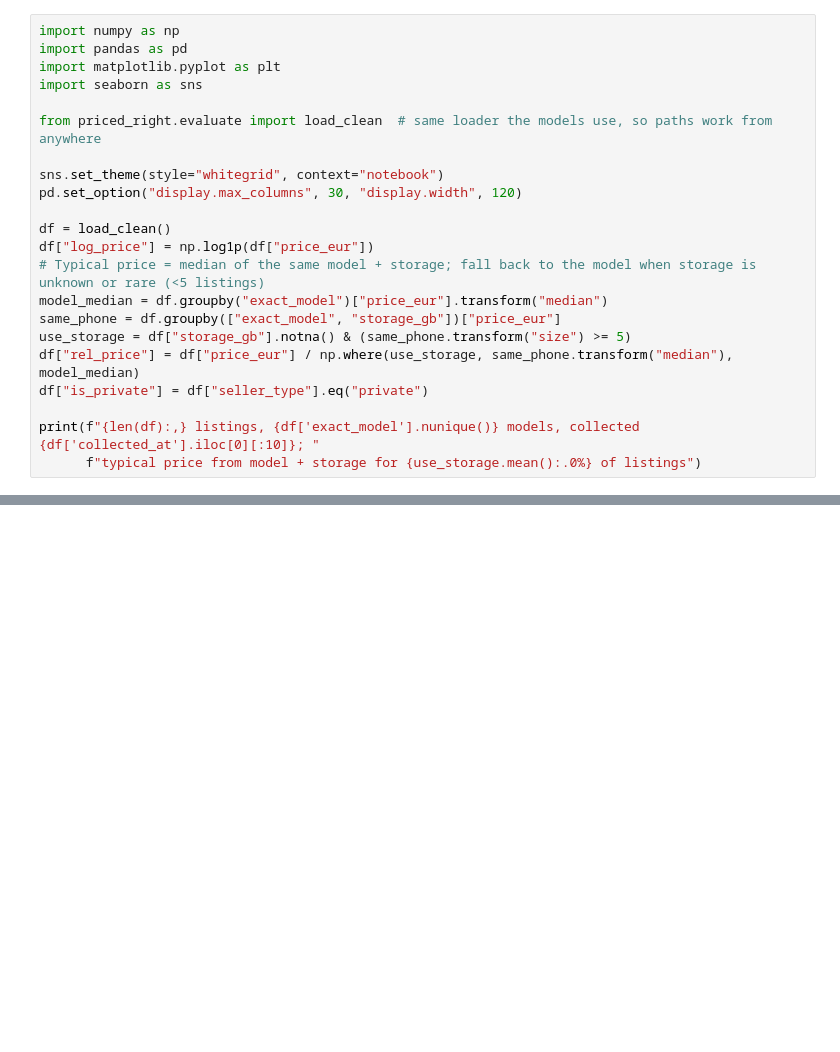
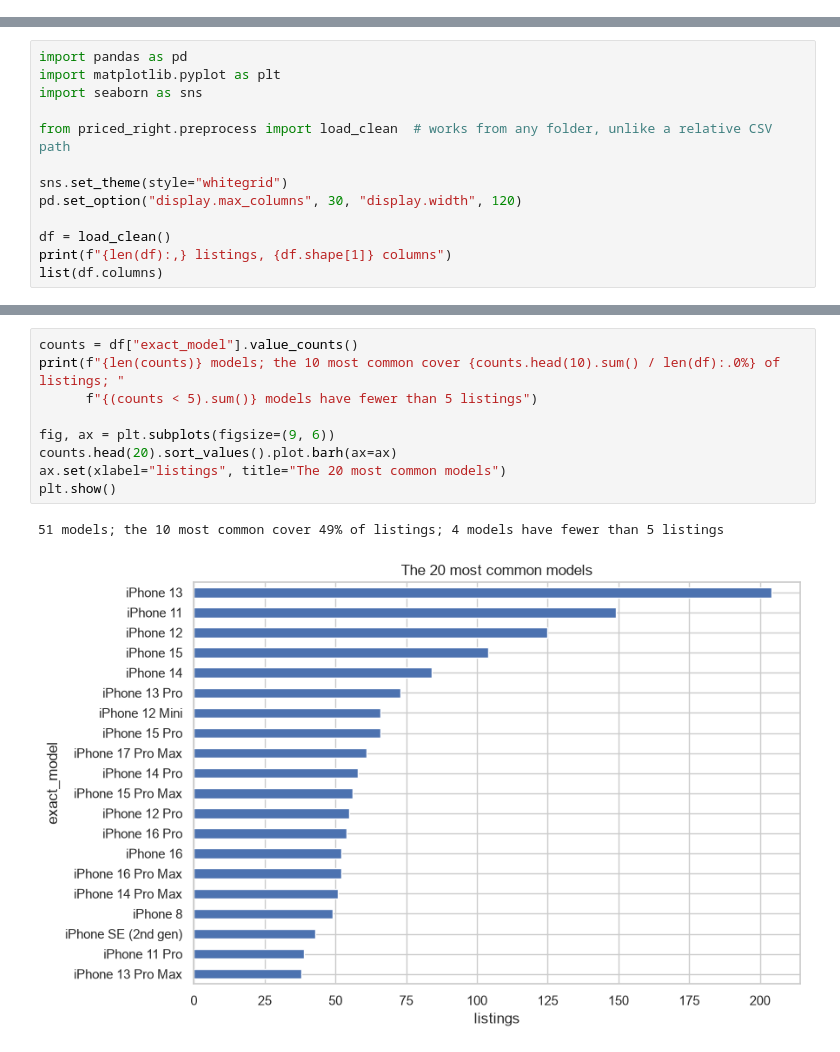
Before and after one commit to HashirSalam/priced-right, a Jupyter notebook: notebooks/1.0-eda.ipynb, the cells around one changed output, grey strips where cells are left out. Saved outputs shown, nothing was run; the diff lists cells and outputs as text; blank space fills up the shorter version.

```diff
--- a/notebooks/1.0-eda.ipynb
+++ b/notebooks/1.0-eda.ipynb
@@ -21,22 +12,0 @@
-# %%
-import numpy as np
-import pandas as pd
-import matplotlib.pyplot as plt
-import seaborn as sns
-
-from priced_right.evaluate import load_clean  # same loader the models use, so paths work from anywhere
-
-sns.set_theme(style="whitegrid", context="notebook")
-pd.set_option("display.max_columns", 30, "display.width", 120)
-
-df = load_clean()
-df["log_price"] = np.log1p(df["price_eur"])
-# Typical price = median of the same model + storage; fall back to the model when storage is unknown or rare (<5 listings)
-model_median = df.groupby("exact_model")["price_eur"].transform("median")
-same_phone = df.groupby(["exact_model", "storage_gb"])["price_eur"]
-use_storage = df["storage_gb"].notna() & (same_phone.transform("size") >= 5)
-df["rel_price"] = df["price_eur"] / np.where(use_storage, same_phone.transform("median"), model_median)
-df["is_private"] = df["seller_type"].eq("private")
-
-print(f"{len(df):,} listings, {df['exact_model'].nunique()} models, collected {df['collected_at'].iloc[0][:10]}; "
-      f"typical price from model + storage for {use_storage.mean():.0%} of listings")
@@ -49,0 +18,13 @@ print(f"{len(df):,} listings, {df['exact_model'].nunique()} models, collected {d
+# %%
+import pandas as pd
+import matplotlib.pyplot as plt
+import seaborn as sns
+
+from priced_right.preprocess import load_clean  # works from any folder, unlike a relative CSV path
+
+sns.set_theme(style="whitegrid")
+pd.set_option("display.max_columns", 30, "display.width", 120)
+
+df = load_clean()
+print(f"{len(df):,} listings, {df.shape[1]} columns")
+list(df.columns)
@@ -382,0 +97,12 @@ extreme.sort_values("rel_price")[["price_eur", "rel_price", "exact_model", "cond
+# %%
+counts = df["exact_model"].value_counts()
+print(f"{len(counts)} models; the 10 most common cover {counts.head(10).sum() / len(df):.0%} of listings; "
+      f"{(counts < 5).sum()} models have fewer than 5 listings")
+
+fig, ax = plt.subplots(figsize=(9, 6))
+counts.head(20).sort_values().plot.barh(ax=ax)
+ax.set(xlabel="listings", title="The 20 most common models")
+plt.show()
+# %% [output]
+51 models; the 10 most common cover 49% of listings; 4 models have fewer than 5 listings
+[figure, added]
```
Also changed, not shown: parts of 56 cells of this notebook, 9 other files.
